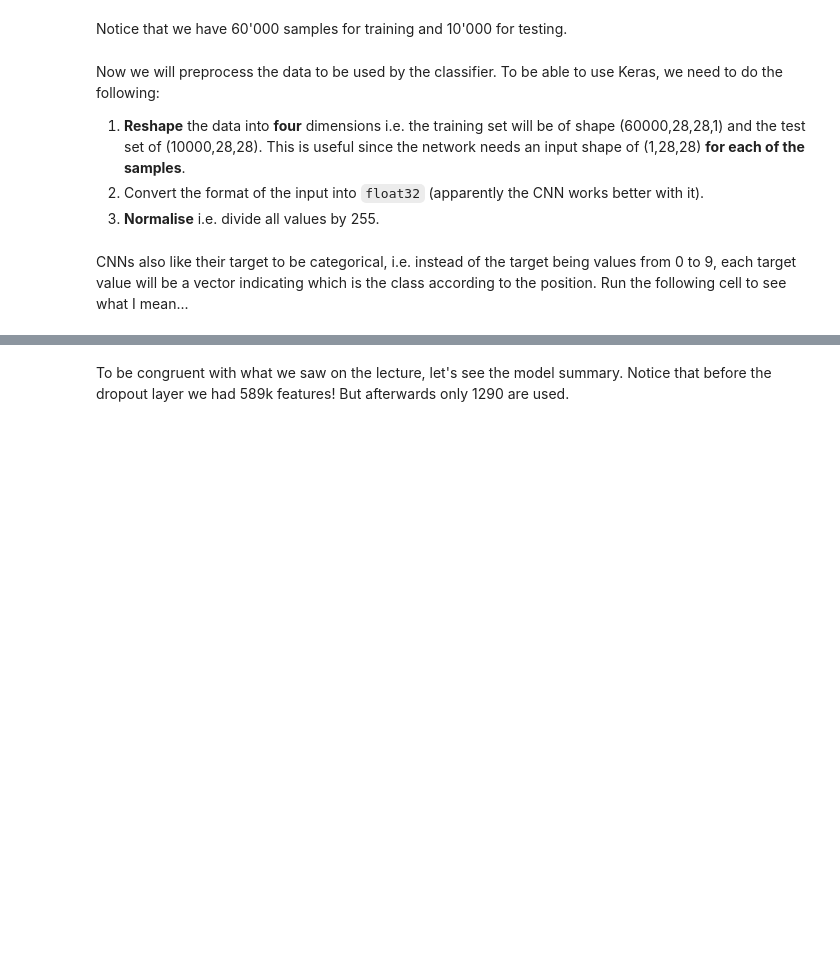
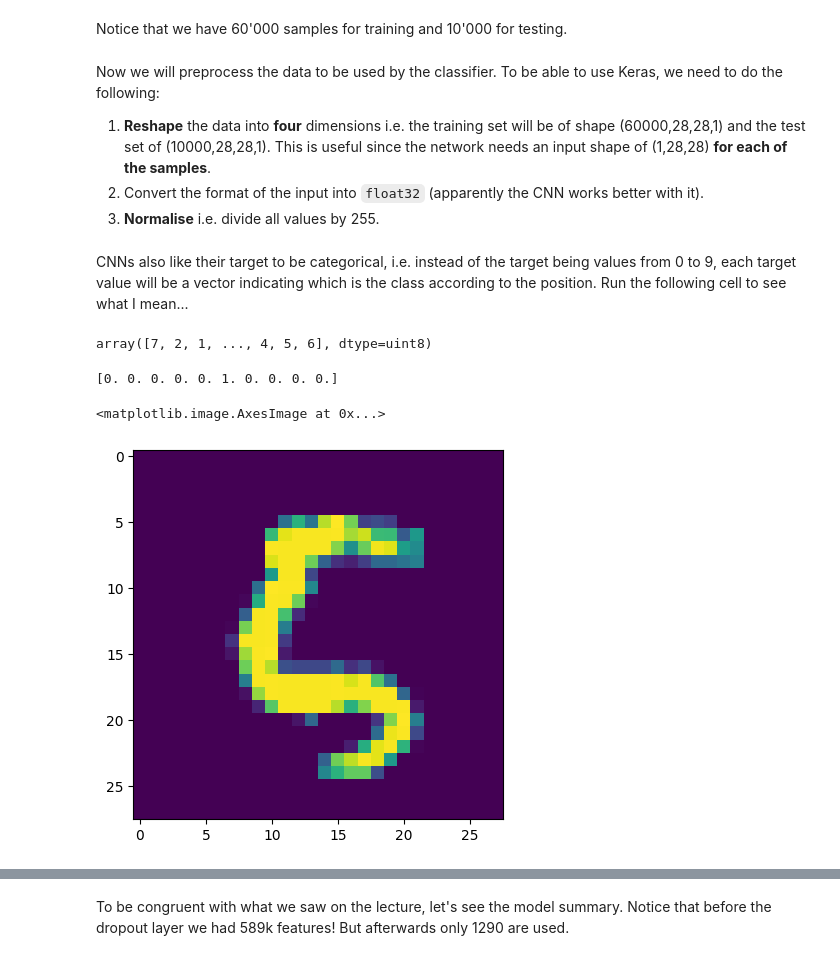
Before and after one commit to carlosfmorenog/MLCyberSec, a Jupyter notebook: Example_CNN.ipynb, the cells around one changed output, grey strips where cells are left out. Saved outputs shown, nothing was run; the diff lists cells and outputs as text; code cells hidden in the pictures; blank space fills up the shorter version.

```diff
--- a/Example_CNN.ipynb
+++ b/Example_CNN.ipynb
@@ -40,7 +69,7 @@ print(X_train.shape, Y_train.shape, X_test.shape, Y_test.shape)
 Notice that we have 60'000 samples for training and 10'000 for testing.
 # %% [markdown]
 Now we will preprocess the data to be used by the classifier. To be able to use Keras, we need to do the following:
-1. **Reshape** the data into **four** dimensions i.e. the training set will be of shape (60000,28,28,1) and the test set of (10000,28,28). This is useful since the network needs an input shape of (1,28,28) **for each of the samples**.
+1. **Reshape** the data into **four** dimensions i.e. the training set will be of shape (60000,28,28,1) and the test set of (10000,28,28,1). This is useful since the network needs an input shape of (1,28,28) **for each of the samples**.
 2. Convert the format of the input into `float32` (apparently the CNN works better with it).
 3. **Normalise** i.e. divide all values by 255.
 # %%
@@ -56,12 +85,20 @@ X_train_reshape /= 255
 X_test_reshape /= 255
 # %% [markdown]
 CNNs also like their target to be categorical, i.e. instead of the target being values from 0 to 9, each target value will be a vector indicating which is the class according to the position. Run the following cell to see what I mean...
+# %%
+Y_test
+# %% [output]
+array([7, 2, 1, ..., 4, 5, 6], dtype=uint8)
 # %%
 # 6. Preprocess class labels
 Y_train_categorical = np_utils.to_categorical(Y_train, 10)
 Y_test_categorical = np_utils.to_categorical(Y_test, 10)
 # Show a sample target entry. You will see that this sample corresponds to a 5 as
 # there is a five in the 0th position (remember that python starts in 0)
-print(Y_train_categorical[0])
-plt.imshow(X_train[0])
+print(Y_train_categorical[2000])
+plt.imshow(X_train[2000])
+# %% [output]
+[0. 0. 0. 0. 0. 1. 0. 0. 0. 0.]
+<matplotlib.image.AxesImage at 0x...>
+[figure, added]
 # %% [markdown]
```
Also changed, not shown: parts of 19 cells of this notebook.
